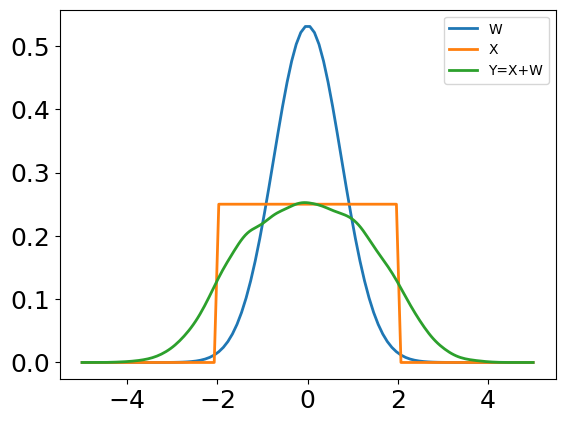
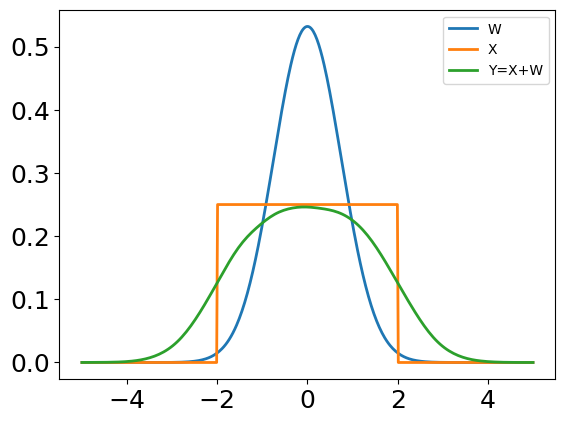
The change to this notebook cell's code, shown as a diff; its figure went from the first image to the second:
--- before
+++ after
@@ -1,4 +1,4 @@
 plt.figure()
-x = np.linspace(-5.0, 5, 100)
+x = np.linspace(-5.0, 5, 500)
 plt.plot(x, np.exp(pm.logp(W, x).eval()), label="W")
 plt.plot(x, np.exp(pm.logp(X, x).eval()), label="X")
@@ -6,5 +6,5 @@
 # KDE of the sampled Y values (replaces the deprecated sns.distplot)
 y_grid = np.linspace(-5.0, 5, 200)
-plt.plot(y_grid, gaussian_kde(yvals)(y_grid), label="Y=X+W")
+plt.plot(y_grid, gaussian_kde(yvals, .2)(y_grid), label="Y=X+W")
 plt.legend(fontsize=10)
 plt.show()

Commit: tweaks and removing certain problem packages